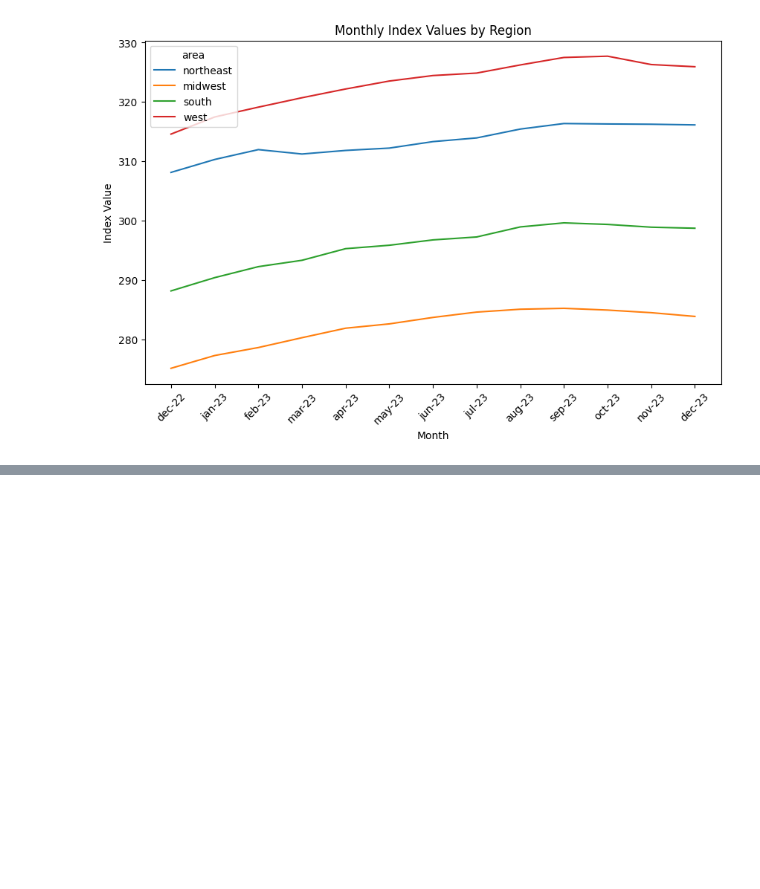
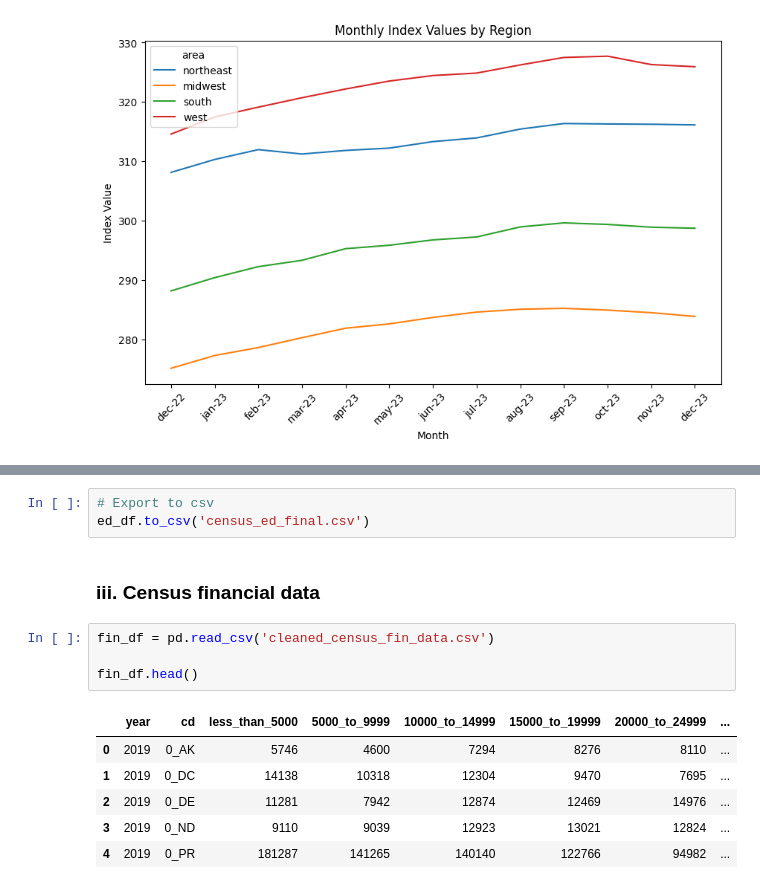
Before and after one commit to bradleytkay/Q1-2025-data-analysis-project-challenge, a Jupyter notebook: Q1-2025-step3-eda.ipynb, the cells around one changed output, grey strips where cells are left out. Saved outputs shown, nothing was run; the diff lists cells and outputs as text; blank space fills up the shorter version.

```diff
--- a/Q1-2025-step3-eda.ipynb
+++ b/Q1-2025-step3-eda.ipynb
@@ -687,0 +755,16 @@ plt.xticks(rotation=45)
+# %%
+# Export to csv
+ed_df.to_csv('census_ed_final.csv')
+# %% [markdown]
+### iii. Census financial data
+# %%
+fin_df = pd.read_csv('cleaned_census_fin_data.csv')
+
+fin_df.head()
+# %% [output]
+|  | year | cd | less_than_5000 | 5000_to_9999 | 10000_to_14999 | 15000_to_19999 | 20000_to_24999 | ... |
+| 0 | 2019 | 0_AK | 5746 | 4600 | 7294 | 8276 | 8110 | ... |
+| 1 | 2019 | 0_DC | 14138 | 10318 | 12304 | 9470 | 7695 | ... |
+| 2 | 2019 | 0_DE | 11281 | 7942 | 12874 | 12469 | 14976 | ... |
+| 3 | 2019 | 0_ND | 9110 | 9039 | 12923 | 13021 | 12824 | ... |
+| 4 | 2019 | 0_PR | 181287 | 141265 | 140140 | 122766 | 94982 | ... |
```
Also changed, not shown: parts of 18 cells of this notebook.
